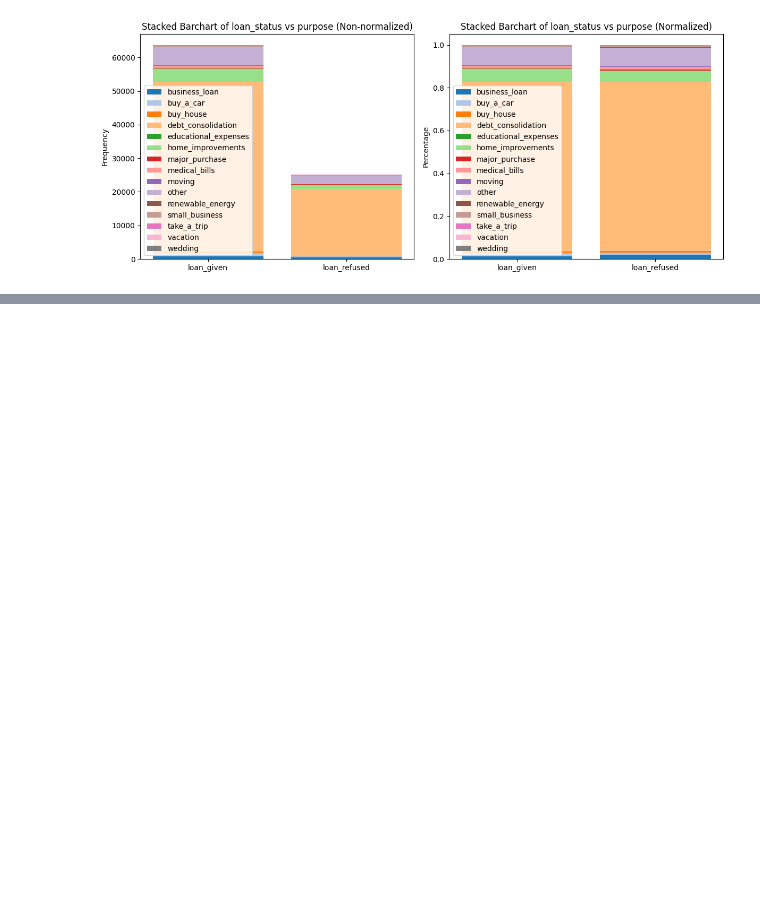
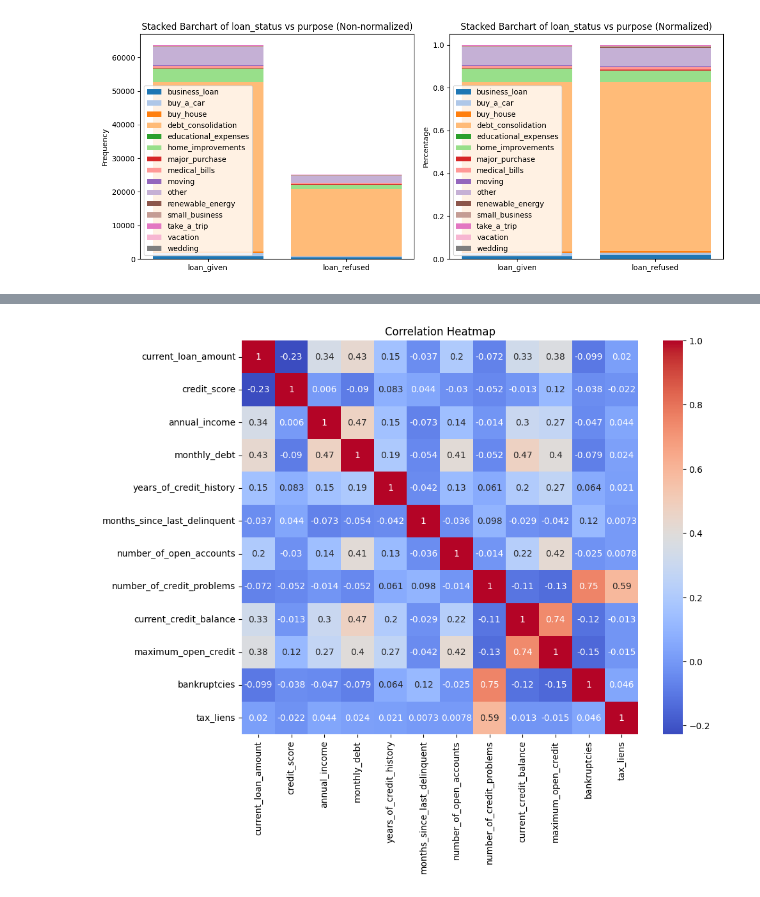
Before and after one commit to nugroho1234/loan-classification-h20-xgboost, a Jupyter notebook: Loan Classification Notebook.ipynb, the cells around one changed output, grey strips where cells are left out. Saved outputs shown, nothing was run; the diff lists cells and outputs as text; code cells hidden in the pictures; blank space fills up the shorter version.

Commit message:
Update Loan Classification Notebook.ipynb
Creating heatmap, pairgrid, and violin plot facet grid. Need to clip the outliers before perfecting the facet grid.

```diff
--- a/Loan Classification Notebook.ipynb
+++ b/Loan Classification Notebook.ipynb
@@ -937,0 +975,9 @@ normalized_table_purpose
+# %%
+# Correlation Heatmap
+corr_matrix = df_agg[['current_loan_amount', 'credit_score', 'annual_income', 'monthly_debt', 'years_of_credit_history', 'months_since_last_delinquent', 'number_of_open_accounts', 'number_of_credit_problems', 'current_credit_balance', 'maximum_open_credit', 'bankruptcies', 'tax_liens']].corr()
+plt.figure(figsize=(10, 8))
+sns.heatmap(corr_matrix, annot=True, cmap='coolwarm')
+plt.title("Correlation Heatmap")
+plt.show();
+# %% [output]
+[figure, added]
```
Also changed, not shown: parts of 10 cells of this notebook.
